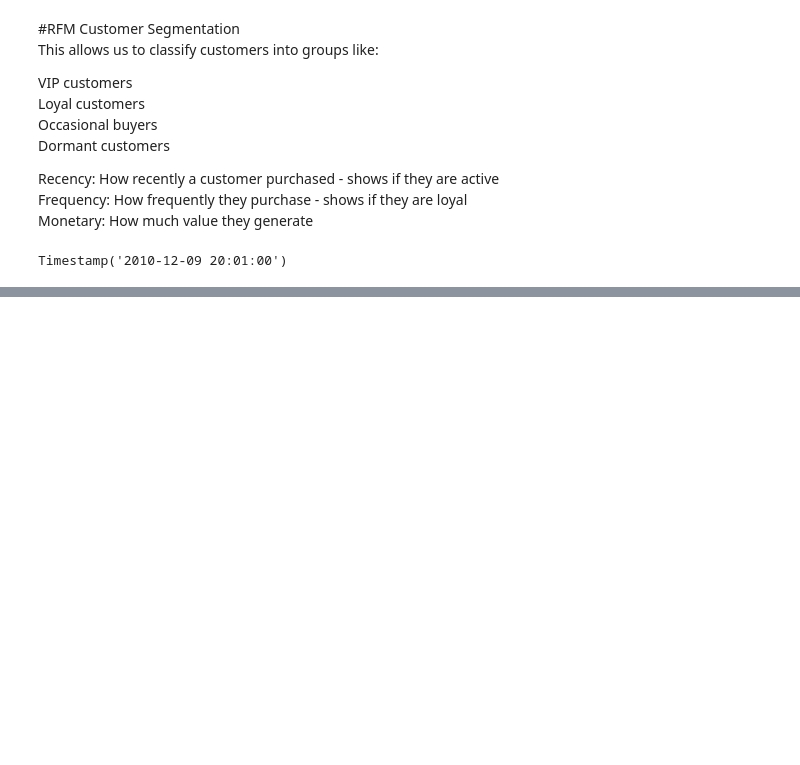
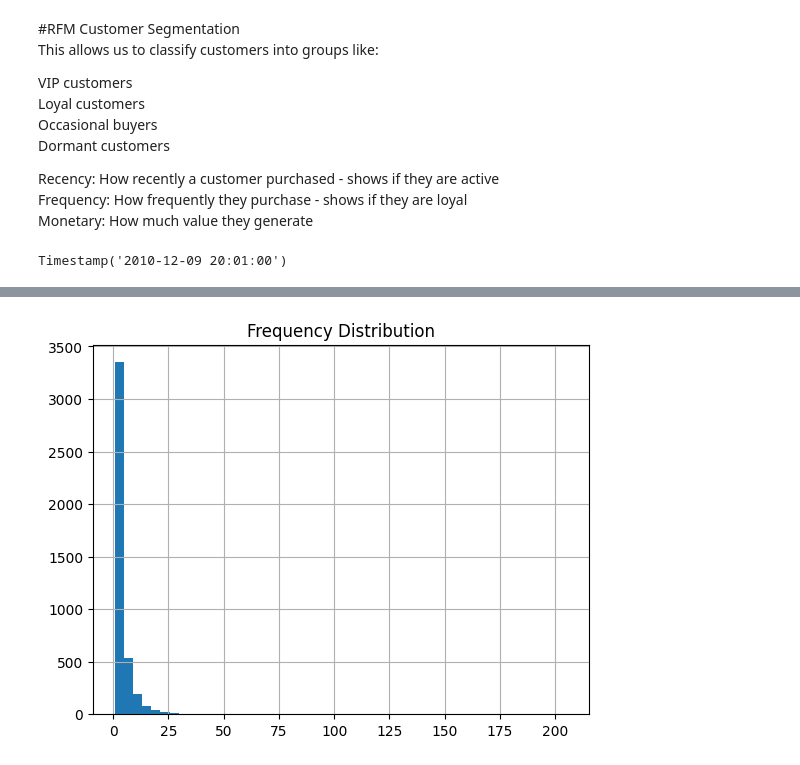
Before and after one commit to RoAr29/ecommerce-recommendation-system, a Jupyter notebook: ecommerce_product_recommendation_engine.ipynb, the cells around one changed output, grey strips where cells are left out. Cells and saved outputs as stored; diff of their text form; code cells hidden in the pictures; blank space fills up the shorter version.

```diff
--- a/ecommerce_product_recommendation_engine.ipynb
+++ b/ecommerce_product_recommendation_engine.ipynb
@@ -250,0 +283,6 @@ referance_date = df['InvoiceDate'].max() + dt.timedelta(days=1)
+# %%
+rfm['Frequency'].hist(bins=50)
+plt.title("Frequency Distribution")
+plt.show()
+# %% [output]
+[figure, added]
```
Also changed, not shown: parts of 18 cells of this notebook.
